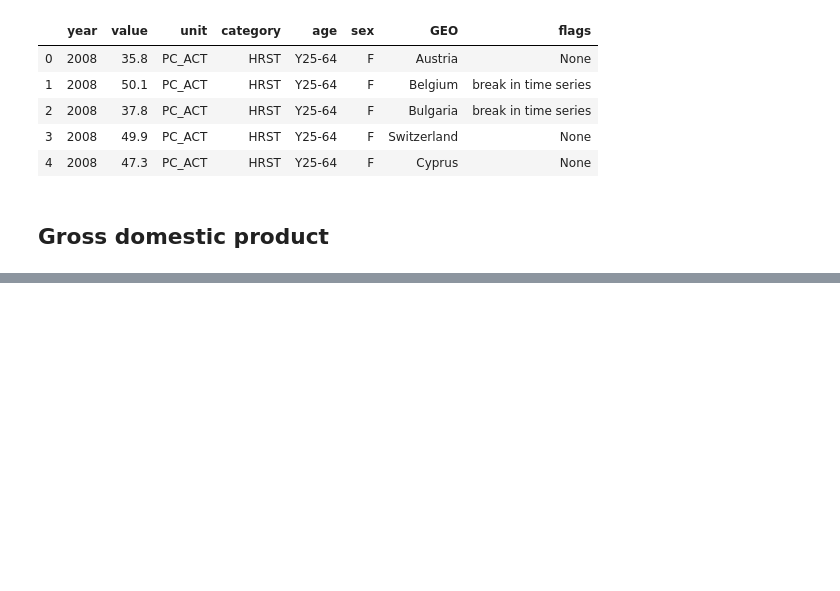
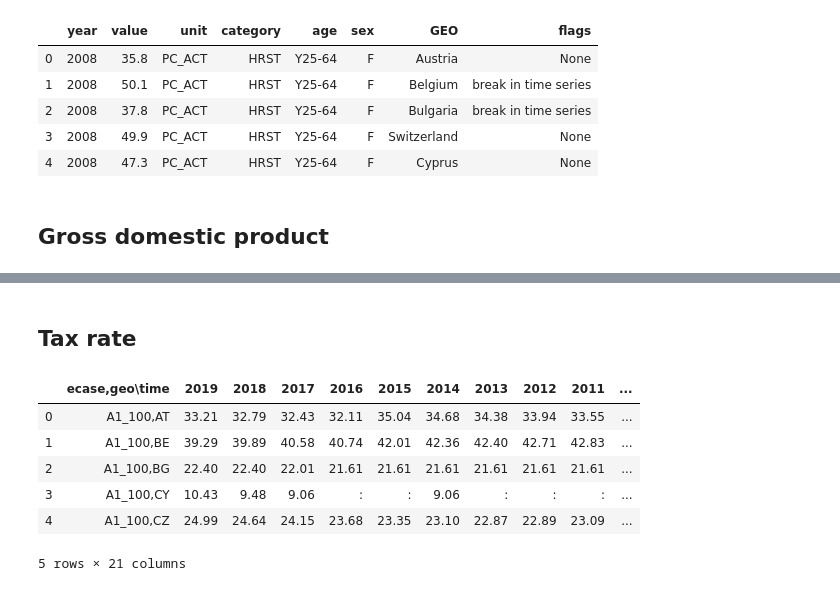
Before and after one commit to ADS-Group-15/eu-productivity-modeling, a Jupyter notebook: notebooks/eda_others.ipynb, the cells around one changed output, grey strips where cells are left out. Saved outputs shown, nothing was run; the diff lists cells and outputs as text; code cells hidden in the pictures; blank space fills up the shorter version.

```diff
--- a/notebooks/eda_others.ipynb
+++ b/notebooks/eda_others.ipynb
@@ -514,3 +514,16 @@ gdp_df.head()
 | 2 | B1GQ,PCH_Q1_SCA,BG | 0.8 | 0.8 | 0.8 | 0.7 | 0.6 | 0.9 | 1.0 | 0.8 | 1.0 p | ... |
 | 3 | B1GQ,PCH_Q1_SCA,CH | 0.1 | 0.7 | 0.7 | 1.0 | 1.0 | 0.8 | -0.4 | -0.1 | 0.4 | ... |
 | 4 | B1GQ,PCH_Q1_SCA,CY | 0.7 | 0.8 | 0.7 | 1.1 | 1.8 | 0.6 | 0.3 | 1.0 | 1.4 | ... |
+# %% [markdown]
+## Tax rate
+# %%
+tax_rate_df = pd.read_csv(f'{data_raw_dir}/earn_nt_taxrate.tsv.gz', delimiter='\t')
+tax_rate_df.head()
+# %% [output]
+|  | ecase,geo\time | 2019 | 2018 | 2017 | 2016 | 2015 | 2014 | 2013 | 2012 | 2011 | ... |
+| 0 | A1_100,AT | 33.21 | 32.79 | 32.43 | 32.11 | 35.04 | 34.68 | 34.38 | 33.94 | 33.55 | ... |
+| 1 | A1_100,BE | 39.29 | 39.89 | 40.58 | 40.74 | 42.01 | 42.36 | 42.40 | 42.71 | 42.83 | ... |
+| 2 | A1_100,BG | 22.40 | 22.40 | 22.01 | 21.61 | 21.61 | 21.61 | 21.61 | 21.61 | 21.61 | ... |
+| 3 | A1_100,CY | 10.43 | 9.48 | 9.06 | : | : | 9.06 | : | : | : | ... |
+| 4 | A1_100,CZ | 24.99 | 24.64 | 24.15 | 23.68 | 23.35 | 23.10 | 22.87 | 22.89 | 23.09 | ... |
+5 rows × 21 columns
```
Also changed, not shown: parts of 2 cells of this notebook, 5 other files.
